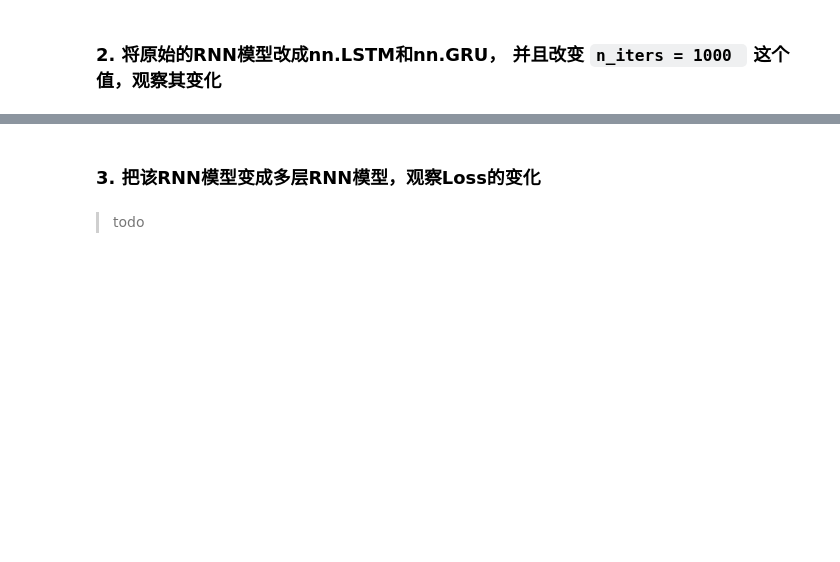
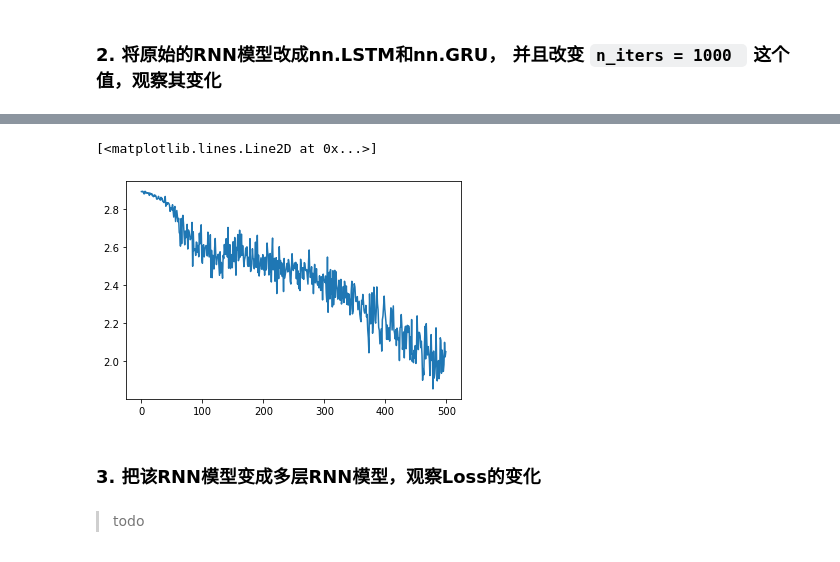
Before and after one commit to haojiefu007/MyPython, a Jupyter notebook: Nlp/assignment_7/assignment-07-rnn.ipynb, the cells around one changed output, grey strips where cells are left out. Cells and saved outputs as stored; diff of their text form; code cells hidden in the pictures; blank space fills up the shorter version.

Commit message:
assignment 07 RNN lstm

```diff
--- a/Nlp/assignment_7/assignment-07-rnn.ipynb
+++ b/Nlp/assignment_7/assignment-07-rnn.ipynb
@@ -468,0 +504,6 @@ predict('Hao')
+# %%
+#init RNN_New
+#n_letters = 57
+#n_hidden = 128
+#n_categories = 18
+rnn_new = RNN_New(n_letters, n_hidden, n_categories)
@@ -468,0 +532,28 @@ predict('Hao')
+# %%
+learning_rate = 0.005 # If you set this too high, it might explode. If too low, it might not learn
+
+#新的学习方法，可以使用传入的RNN对象
+def train_fix(category_tensor, line_tensor, rnn_model, loss_method = nn.CrossEntropyLoss()):
+    if isinstance(rnn_model,RNN_New):
+        hidden = rnn_model.initHidden()
+    else:
+        hidden = rnn_model.initHidden(line_tensor.size(1))
+
+    #每次迭代后梯度清零
+    rnn_model.zero_grad()
+
+    for i in range(line_tensor.size()[0]):
+        inputfix = line_tensor[i]
+        if isinstance(rnn_model,RNN_New) == False:
+            inputfix = inputfix.reshape(-1,1,n_letters)
+        output, hidden = rnn_model(inputfix, hidden)
+
+    loss = loss_method(output, category_tensor)
+    loss.backward()
+
+    # Add parameters' gradients to their values, multiplied by learning rate
+    for p in rnn_model.parameters():
+        if p.grad is not None:
+            p.data.add_(-learning_rate, p.grad.data)
+
+    return output, loss.item()
@@ -472,0 +664,5 @@ predict('Hao')
+# %%
+#n_letters = 57
+#n_hidden = 128
+#n_categories = 18
+rnn_lstm = RNN_LSTM(n_letters, n_hidden, n_categories)
@@ -472,0 +689,3 @@ predict('Hao')
+# %%
+#训练
+rnn_lstm_lost = MyTraning(rnn_model = rnn_lstm, n_iters=50000)
@@ -473,3 +710,8 @@ predict('Hao')
+# %%
+plt.plot(rnn_lstm_lost)
+# %% [output]
+[<matplotlib.lines.Line2D at 0x...>]
+[figure, added]
 # %% [markdown]
 ### 3. 把该RNN模型变成多层RNN模型，观察Loss的变化
 # %% [markdown]
```
Also changed, not shown: parts of 24 cells of this notebook, 2 other files.
